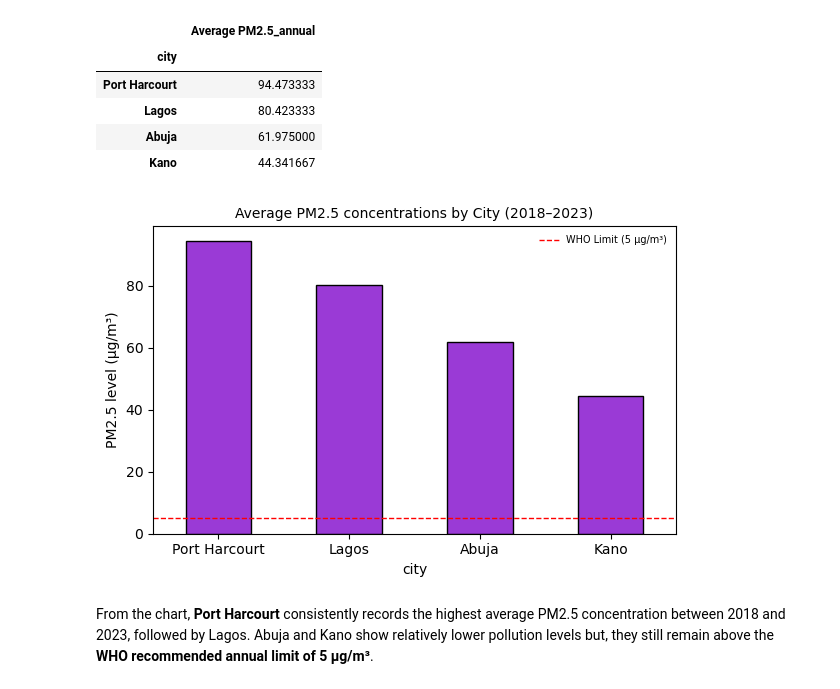
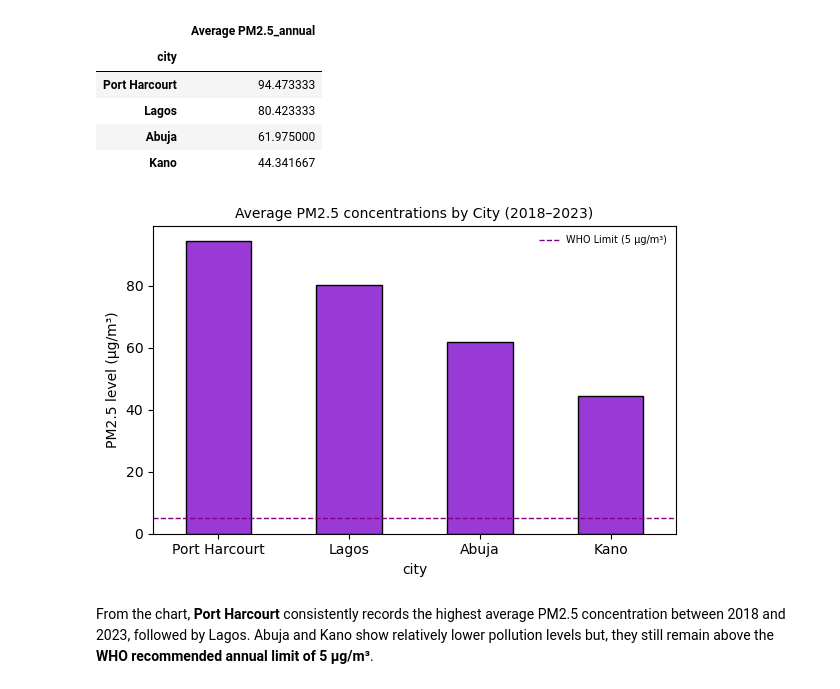
Before and after one commit to DataxEnv/environmental-health-analysis, a Jupyter notebook: environmental_health_analysis.ipynb, the cells around one changed output. Cells and saved outputs as stored; diff of their text form; code cells hidden in the pictures.

```diff
--- a/environmental_health_analysis.ipynb
+++ b/environmental_health_analysis.ipynb
@@ -156,19 +156,19 @@ city_pm25.to_frame(name= 'Average PM2.5_annual')
 # %%
 # plot of Average PM2.5 concentration per city
 
 plt.figure(figsize=(6,4))
 sns.barplot(x=city_pm25.index, y=city_pm25.values, color='#A020F0', width=0.5, edgecolor='k')
 plt.title('Average PM2.5 concentrations by City (2018–2023)', fontsize=10)
 plt.ylabel('PM2.5 level (µg/m³)')
 plt.xlabel('city')
 
-plt.axhline(y=5, color='r', linestyle='--', linewidth=1, label='WHO Limit (5 µg/m³)')
+plt.axhline(y=5, color='purple', linestyle='--', linewidth=1, label='WHO Limit (5 µg/m³)')
 plt.legend(fontsize=7, loc='upper right', frameon=False)
 
 plt.tight_layout()
 plt.show()
 # %% [output]
-[figure, old version]
+[figure, new version]
 # %% [markdown]
 From the chart, **Port Harcourt** consistently records the highest average PM2.5 concentration between 2018 and 2023, followed by Lagos. Abuja and Kano show relatively lower pollution levels but, they still remain above the **WHO recommended annual limit of 5 µg/m³**.
 # %%
```
Also changed, not shown: parts of 2 cells of this notebook.
